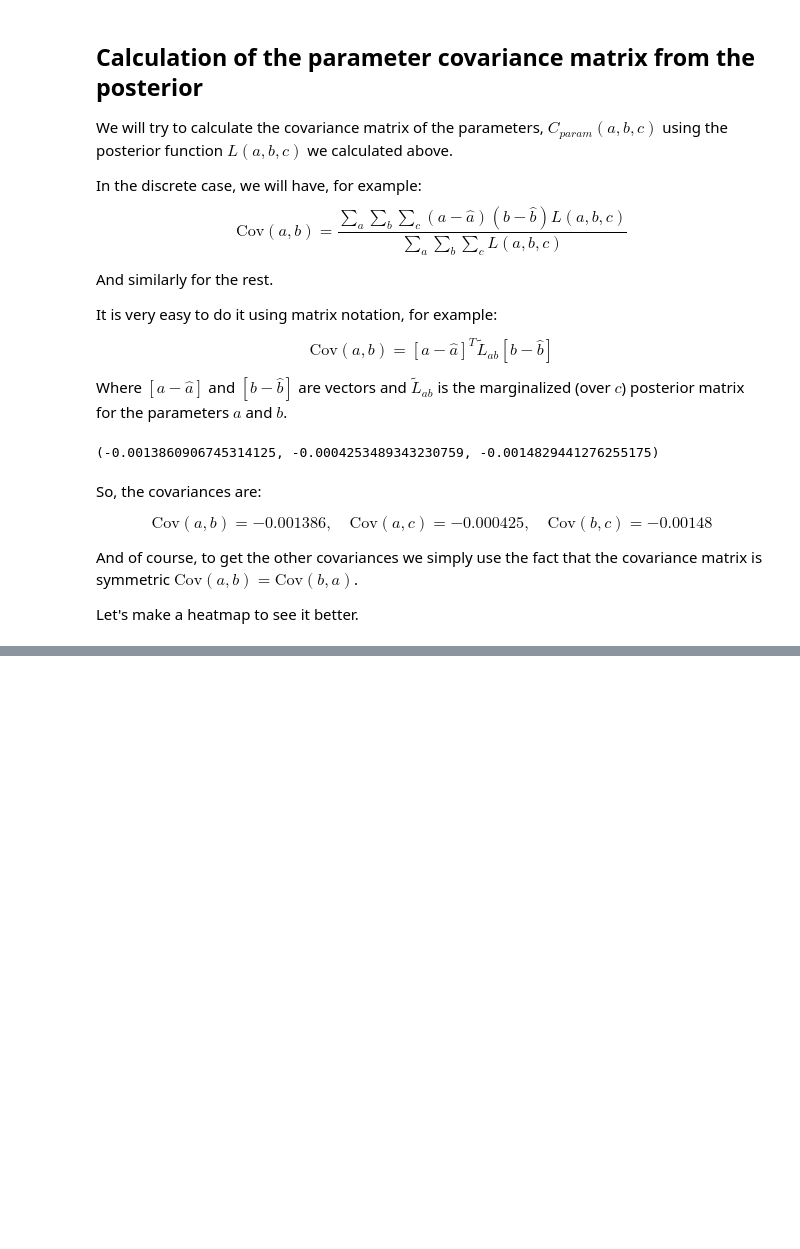
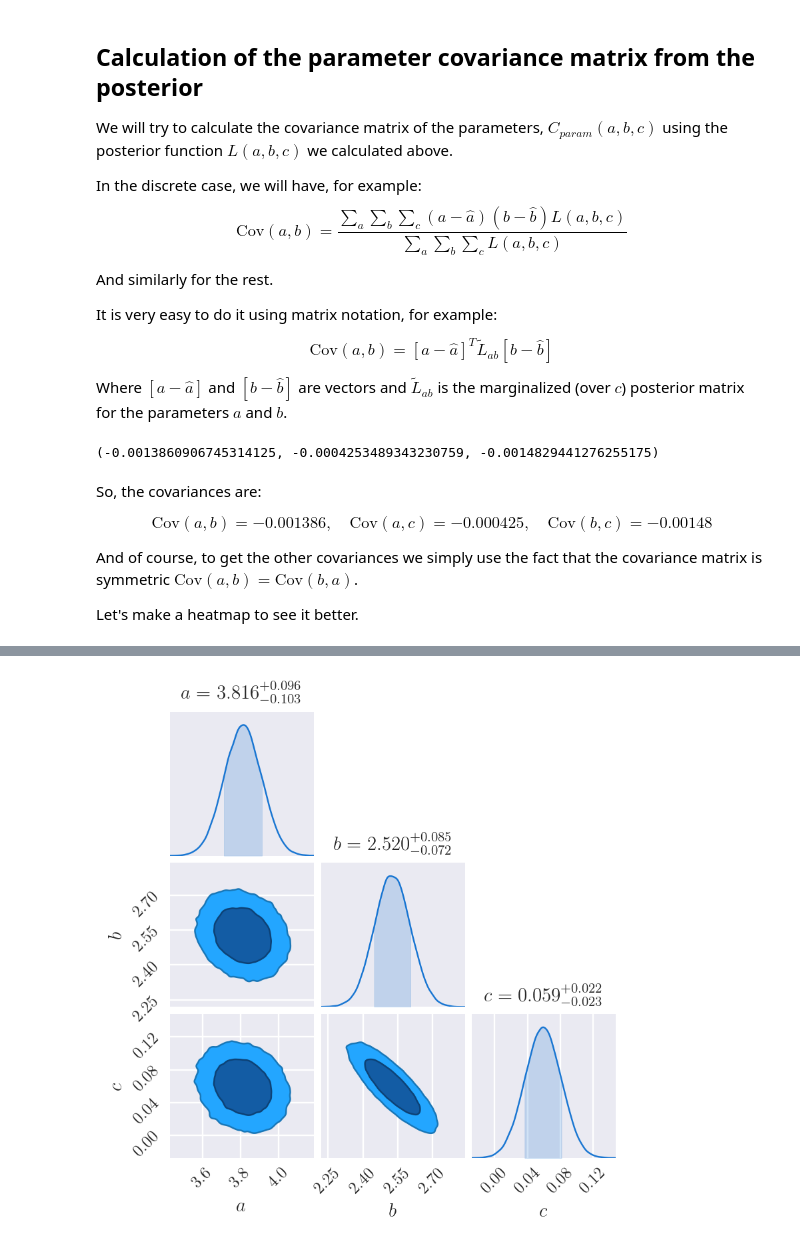
Before and after one commit to dtanoglidis/Astrostatistics, a Jupyter notebook: Assignment 3.ipynb, the cells around one changed output, grey strips where cells are left out. Drawn from its saved outputs; the diff is of its cells as text; code cells hidden in the pictures; blank space fills up the shorter version.

```diff
--- a/Assignment 3.ipynb
+++ b/Assignment 3.ipynb
@@ -378,0 +531,14 @@ plt.show()
+# %%
+from chainconsumer import ChainConsumer
+
+n = 1e6
+x_0 = [4.0, 3.0, 0.1]
+step = 0.1
+
+chain_res = MCMC(n, x_0, step, post_sampled)
+# %%
+c = ChainConsumer()
+c.add_chain(chain_res, parameters=["$a$", "$b$", "$c$"])
+fig = c.plotter.plot()
+# %% [output]
+[figure, added]
```
Also changed, not shown: parts of 12 cells of this notebook.
